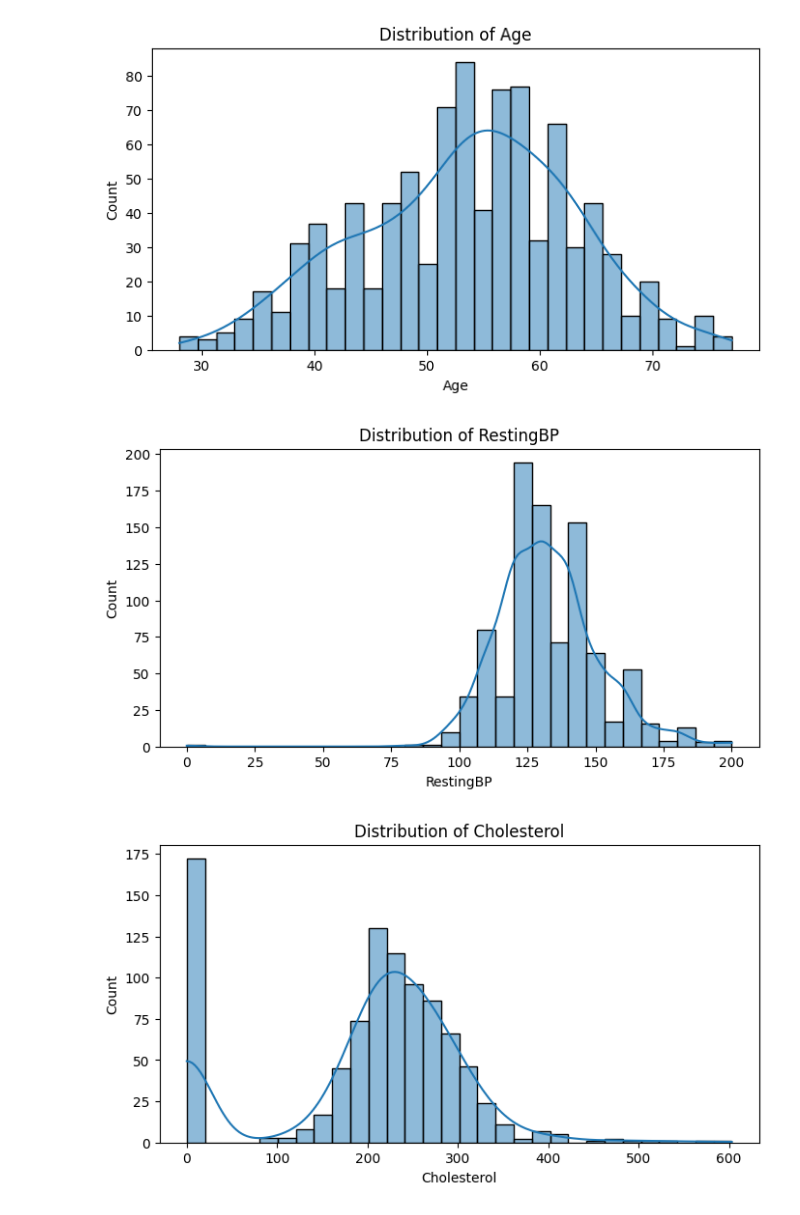
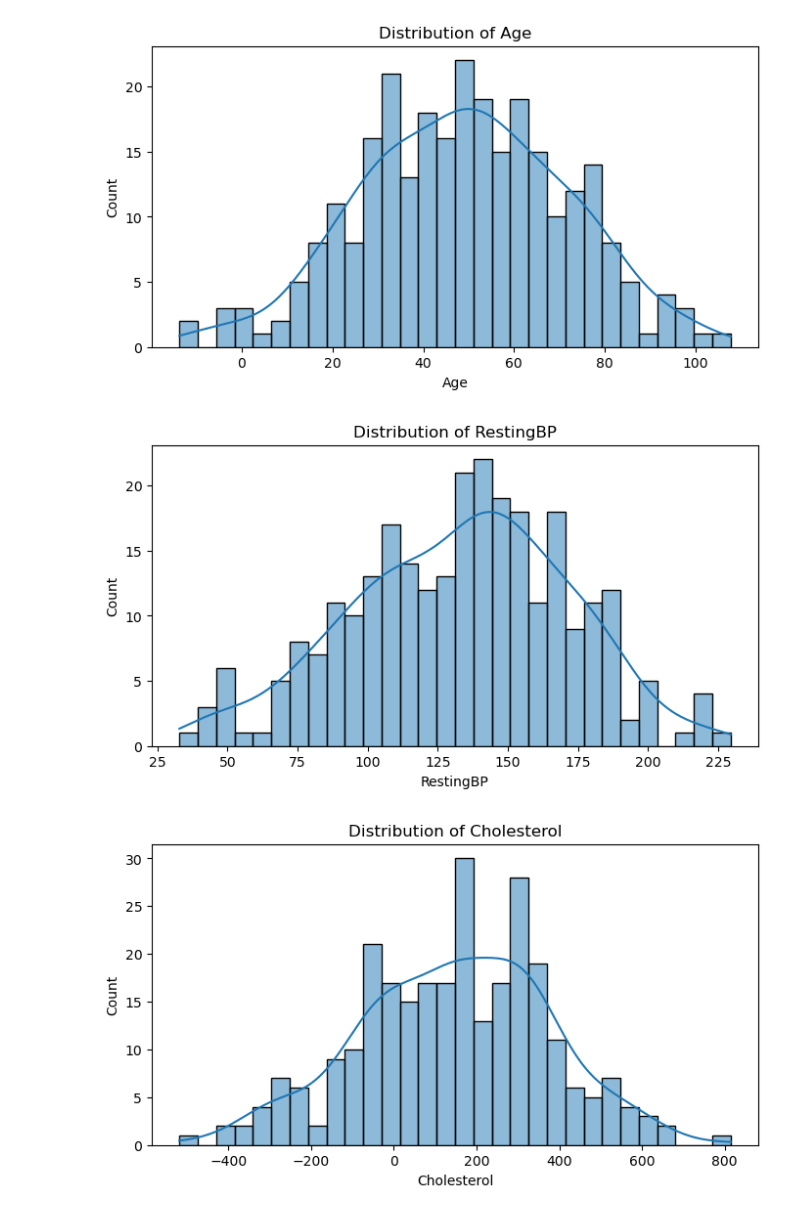
Before and after one commit to sharvari-purighalla/HeartAttackRiskandPrediction, a Jupyter notebook: heart.ipynb, the cells around one changed output. Cells and saved outputs as stored; diff of their text form; code cells hidden in the pictures.

```diff
--- a/heart.ipynb
+++ b/heart.ipynb
@@ -2,7 +2,7 @@
 import pandas as pd
 import numpy as np
 # %%
-data = pd.read_csv('heart.csv')
+data = pd.read_csv('synthetic_heart_data.csv')
 # %%
 data
 # %% [output]
@@ -58,7 +58,7 @@ import seaborn as sns
 import matplotlib.pyplot as plt
 # %%
 # univariate anaylsis -- plotting the distribution of categorical variables
-categorical_features = ['Sex', 'ChestPainType', 'FastingBS', 'RestingECG', 'ExerciseAngina', 'Oldpeak', 'ST_Slope']
+categorical_features = ['Sex', 'ChestPainType', 'FastingBS', 'RestingECG', 'ExerciseAngina', 'ST_Slope']
 
 for feature in categorical_features:
     plt.figure(figsize=(8, 4))
@@ -76,13 +75,13 @@ for feature in categorical_features:
 # %%
 # plotting the distribution of numerical variables
-numerical_features = ['Age', 'RestingBP', 'Cholesterol', 'MaxHR']
+numerical_features = ['Age', 'RestingBP', 'Cholesterol', 'Oldpeak', 'MaxHR']
 
 for feature in numerical_features:
     plt.figure(figsize=(8, 4))
     sns.histplot(data[feature], bins=30, kde=True)
     plt.title(f'Distribution of {feature}')
     plt.show()
 # %% [output]
-[figure, old version]
+[figure, new version]
-[figure, old version]
+[figure, new version]
-[figure, old version]
+[figure, new version]
```
Also changed, not shown: parts of 19 cells of this notebook, 3 other files.
